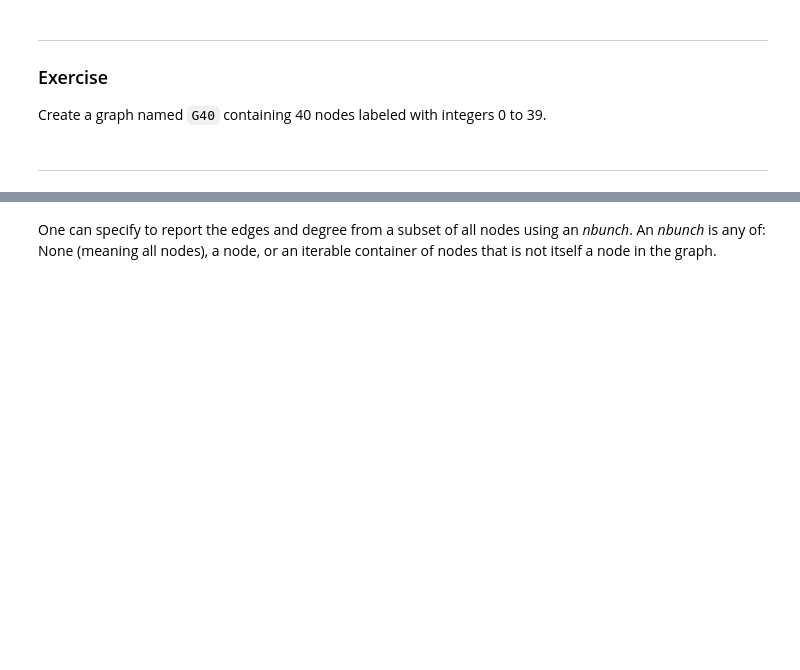
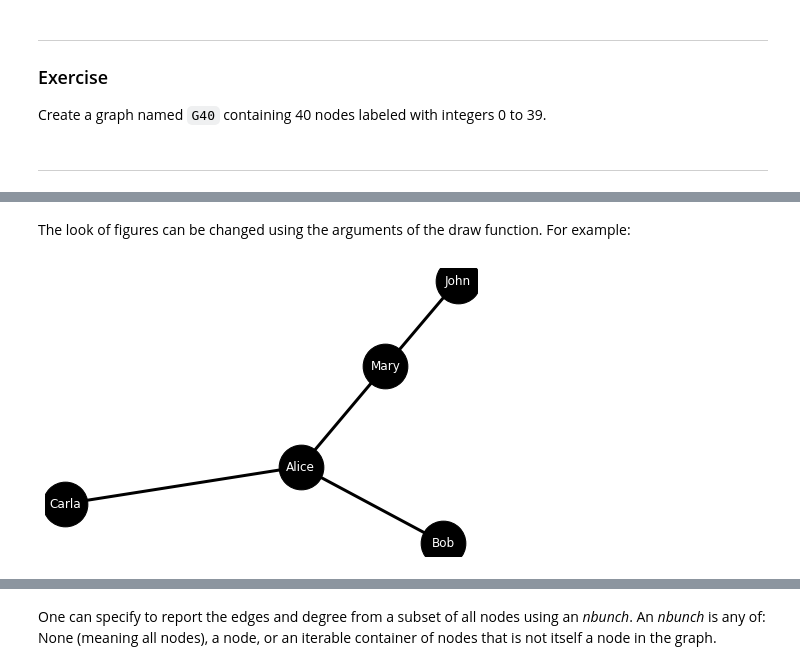
Before and after one commit to seeslab/ComputationalBiology, a Jupyter notebook: Session 3/Session 3 - Networks and proteins.ipynb, the cells around one changed output, grey strips where cells are left out. Saved outputs shown, nothing was run; the diff lists cells and outputs as text; code cells hidden in the pictures; blank space fills up the shorter version.

```diff
--- a/Session 3/Session 3 - Networks and proteins.ipynb
+++ b/Session 3/Session 3 - Networks and proteins.ipynb
@@ -175,0 +161,7 @@ G.degree[1]  # the number of edges incident to 1
+# %% [markdown]
+The look of figures can be changed using the arguments of the draw function. For example:
+# %%
+nx.draw(G, with_labels=True, font_color='white', node_color='black', node_size=2000, width=3)
+plt.show()
+# %% [output]
+[figure, added]
```
Also changed, not shown: parts of 125 cells of this notebook.
